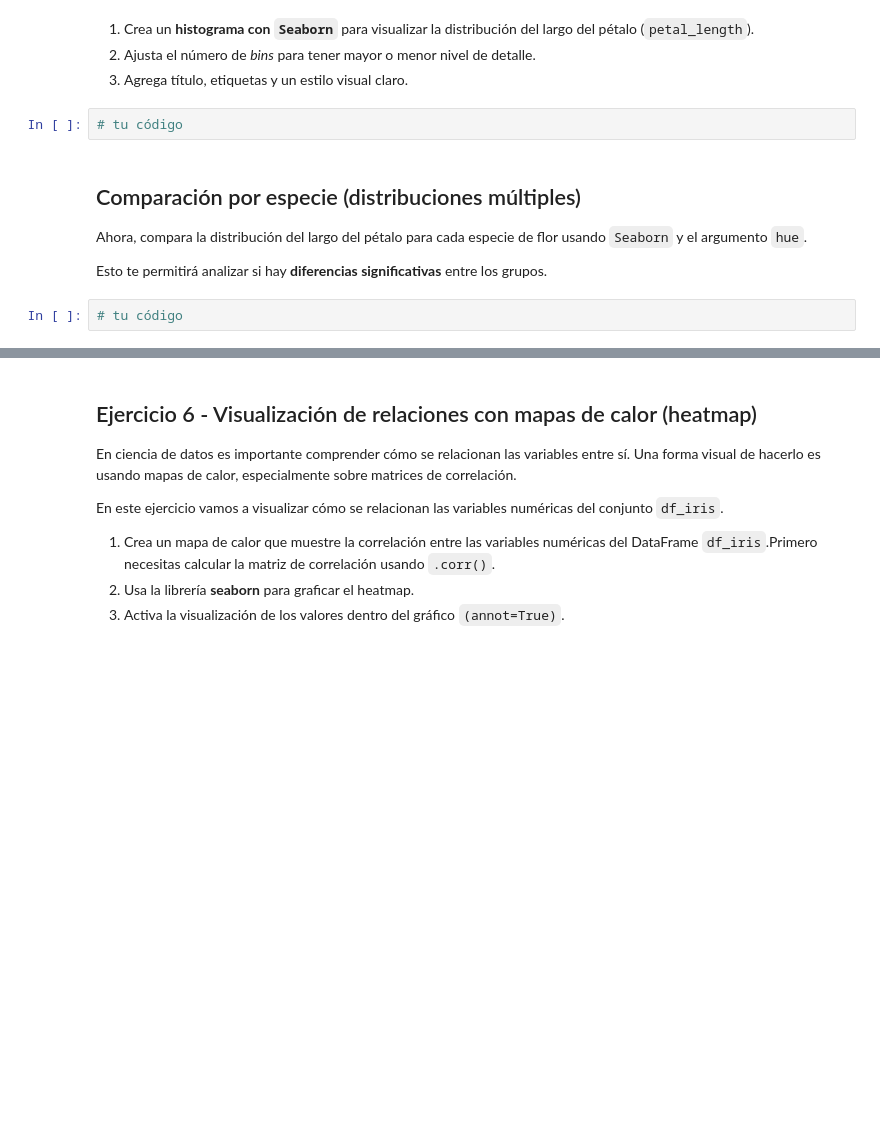
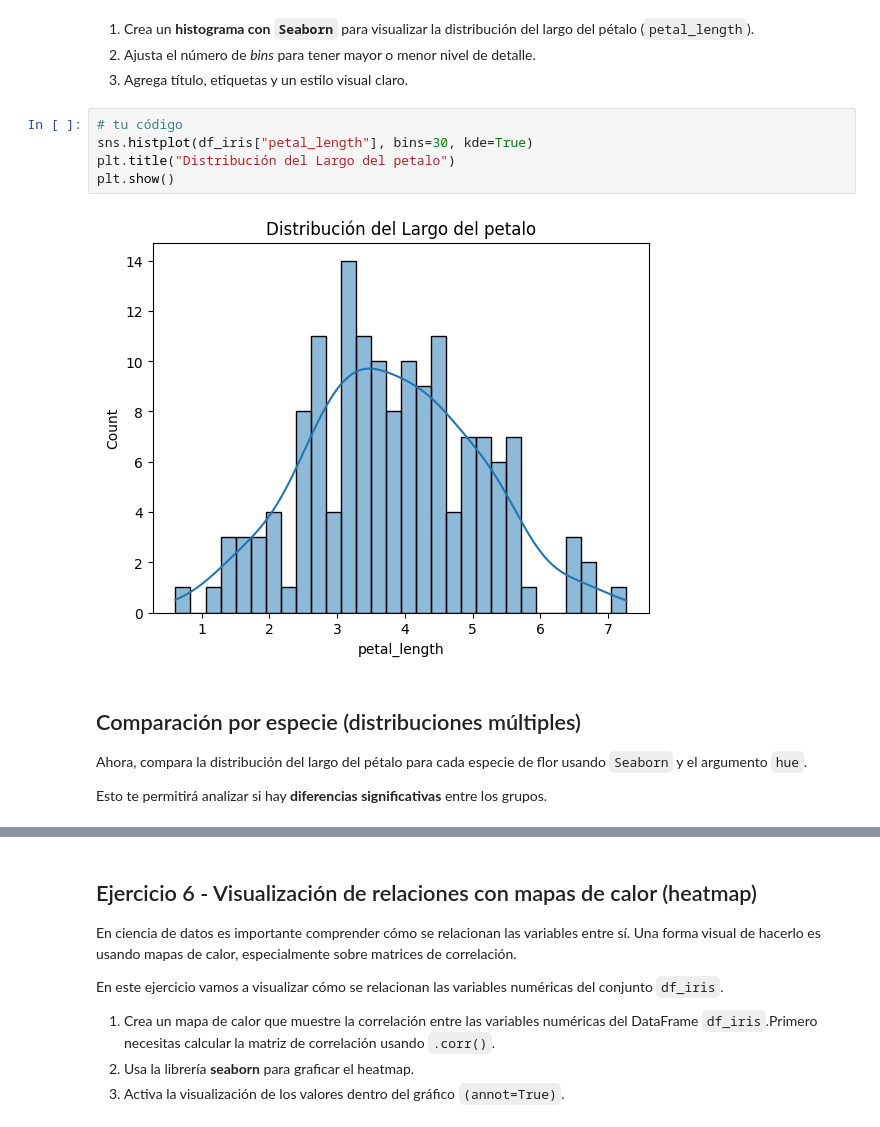
Before and after one commit to 4GeeksAcademy/betaniammc-proy_visualizacion_de_datos, a Jupyter notebook: notebook/problems.es.ipynb, the cells around one changed output, grey strips where cells are left out. Saved outputs shown, nothing was run; the diff lists cells and outputs as text; blank space fills up the shorter version.

```diff
--- a/notebook/problems.es.ipynb
+++ b/notebook/problems.es.ipynb
@@ -206,13 +211,16 @@ df_iris.head() # Mostrar DataFrame
 1. Crea un **histograma con `Seaborn`** para visualizar la distribución del largo del pétalo (`petal_length`).
 2. Ajusta el número de *bins* para tener mayor o menor nivel de detalle.
 3. Agrega título, etiquetas y un estilo visual claro.
-# %%
-# tu código
+# %%
+# tu código
+sns.histplot(df_iris["petal_length"], bins=30, kde=True)
+plt.title("Distribución del Largo del petalo")
+plt.show()
+# %% [output]
+[figure, added]
 # %% [markdown]
 ## Comparación por especie (distribuciones múltiples)
 
 Ahora, compara la distribución del largo del pétalo para cada especie de flor usando `Seaborn` y el argumento `hue`.
 
 Esto te permitirá analizar si hay **diferencias significativas** entre los grupos.
-# %%
-# tu código
```
Also changed, not shown: parts of 10 cells of this notebook.
